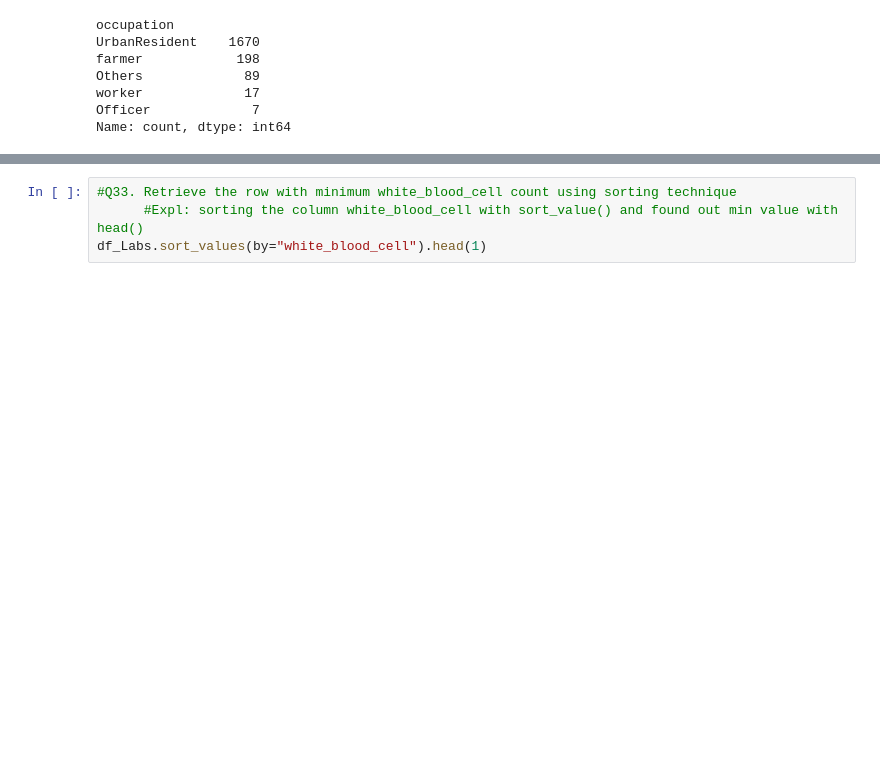
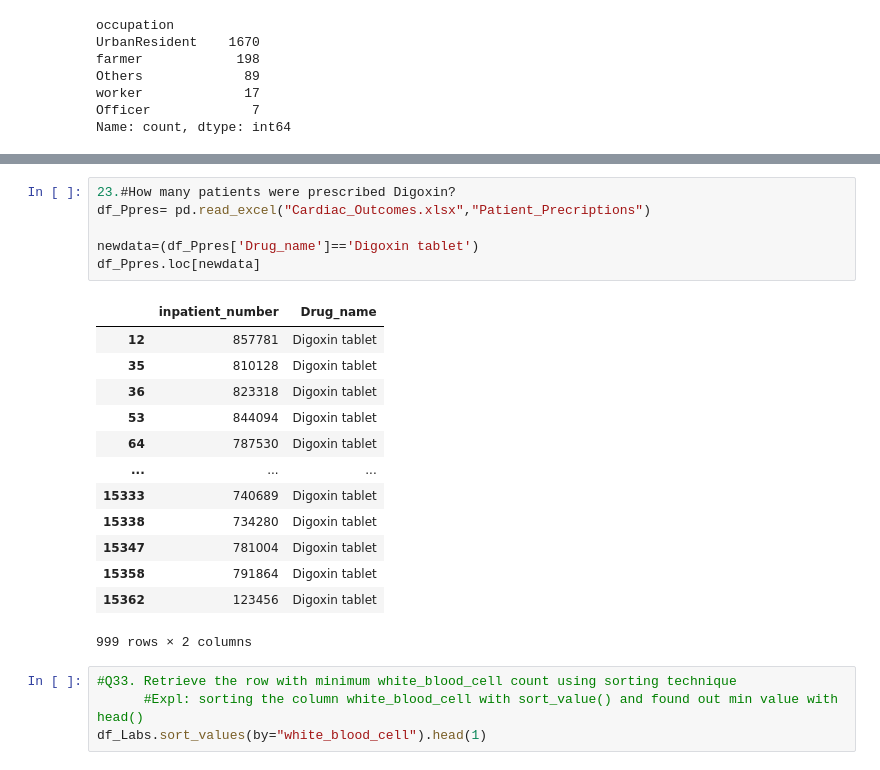
Before and after one commit to yogeshwarirj/Team10_PythonSquad_PythonHackathon_Apr24, a Jupyter notebook: Team10_PythonSquad_Main80Questions.ipynb, the cells around one changed output, grey strips where cells are left out. Cells and saved outputs as stored; diff of their text form; blank space fills up the shorter version.

```diff
--- a/Team10_PythonSquad_Main80Questions.ipynb
+++ b/Team10_PythonSquad_Main80Questions.ipynb
@@ -53,3 +148,23 @@ print(AD_value_counts)
+# %%
+23.#How many patients were prescribed Digoxin?
+df_Ppres= pd.read_excel("Cardiac_Outcomes.xlsx","Patient_Precriptions")
+
+newdata=(df_Ppres['Drug_name']=='Digoxin tablet')
+df_Ppres.loc[newdata]
+# %% [output]
+|  | inpatient_number | Drug_name |
+| 12 | 857781 | Digoxin tablet |
+| 35 | 810128 | Digoxin tablet |
+| 36 | 823318 | Digoxin tablet |
+| 53 | 844094 | Digoxin tablet |
+| 64 | 787530 | Digoxin tablet |
+| ... | ... | ... |
+| 15333 | 740689 | Digoxin tablet |
+| 15338 | 734280 | Digoxin tablet |
+| 15347 | 781004 | Digoxin tablet |
+| 15358 | 791864 | Digoxin tablet |
+| 15362 | 123456 | Digoxin tablet |
+999 rows × 2 columns
 # %%
 #Q33. Retrieve the row with minimum white_blood_cell count using sorting technique
       #Expl: sorting the column white_blood_cell with sort_value() and found out min value with head()
```
Also changed, not shown: parts of 10 cells of this notebook.
